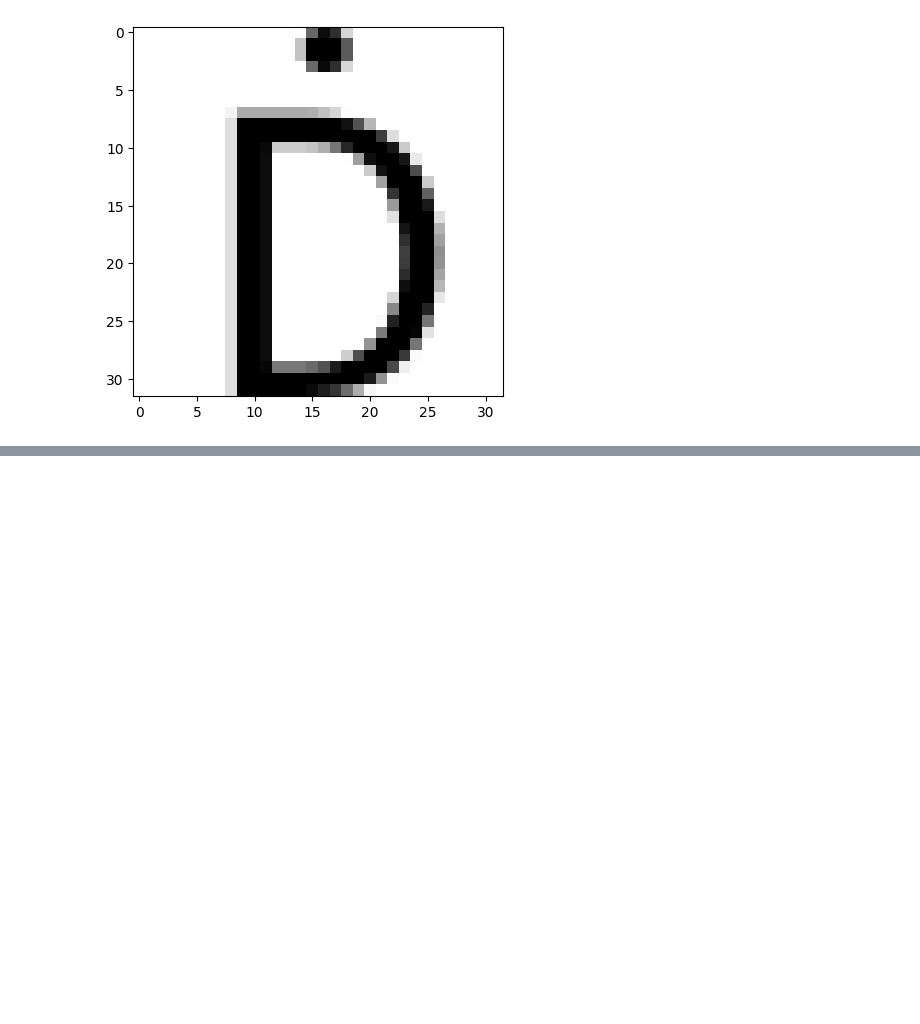
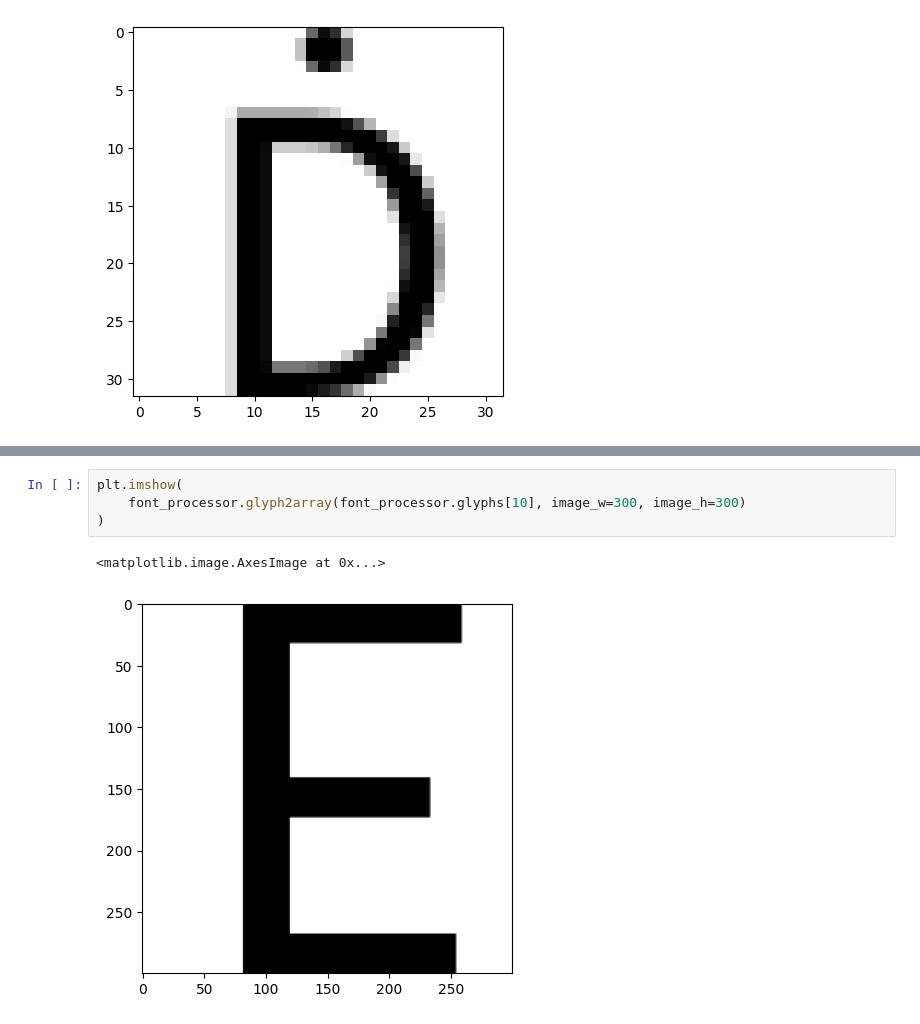
Before and after one commit to mitlyn/Fonty, a Jupyter notebook: notebooks/fetch-fonts.ipynb, the cells around one changed output, grey strips where cells are left out. Cells and saved outputs as stored; diff of their text form; blank space fills up the shorter version.

```diff
--- a/notebooks/fetch-fonts.ipynb
+++ b/notebooks/fetch-fonts.ipynb
@@ -250,0 +278,7 @@ plt.imshow(glyph2array(glyphs[100], image_w=32, image_h=32))
+# %%
+plt.imshow(
+    font_processor.glyph2array(font_processor.glyphs[10], image_w=300, image_h=300)
+)
+# %% [output]
+<matplotlib.image.AxesImage at 0x...>
+[figure, added]
```
Also changed, not shown: parts of 9 cells of this notebook, 2 other files.
